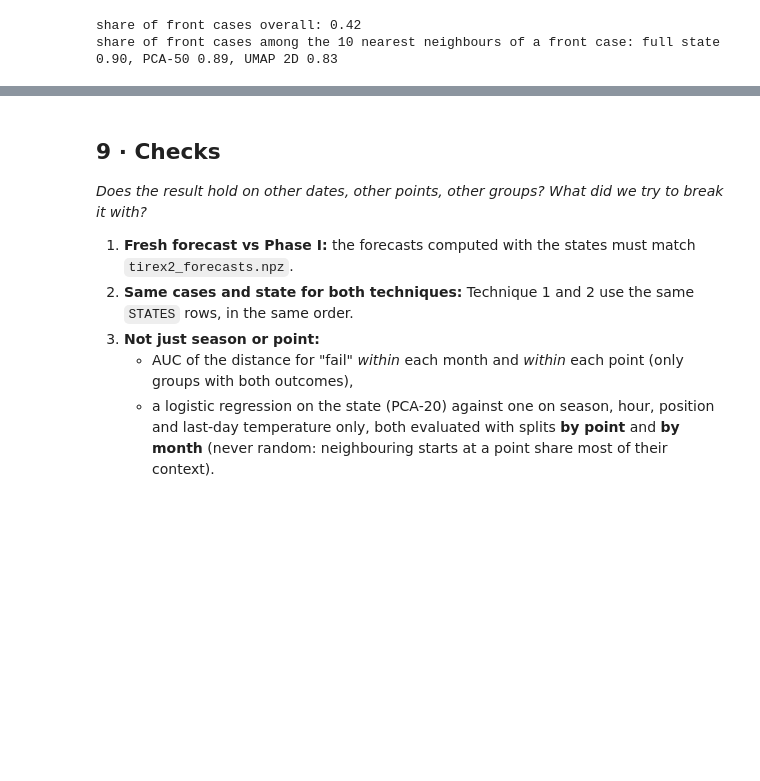
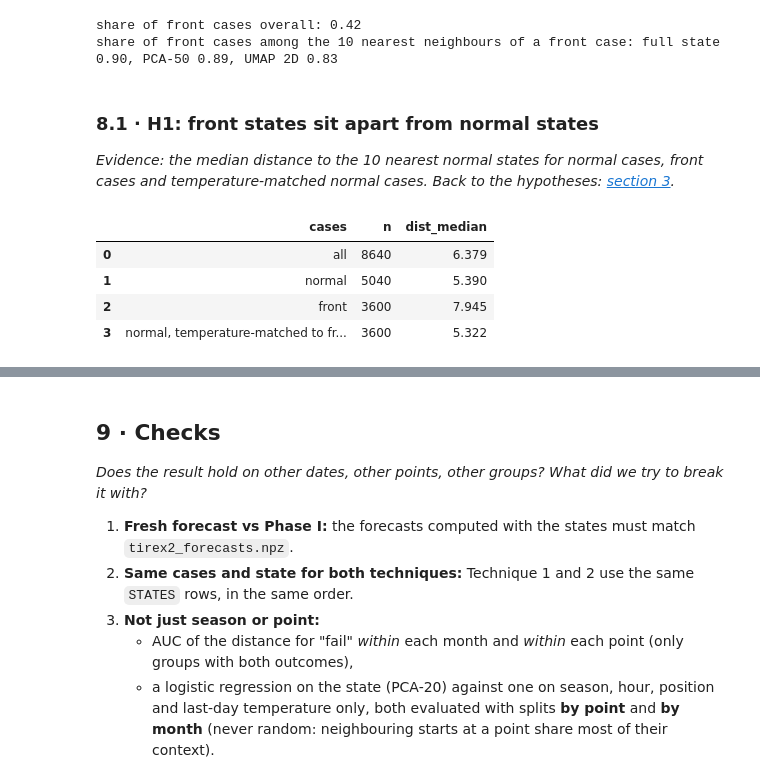
Before and after one commit to SandroMueller01/ai-vis-lab-2026, a Jupyter notebook: phase2-model-internals/pair-1/04_question_d.ipynb, the cells around one changed output, grey strips where cells are left out. Saved outputs shown, nothing was run; the diff lists cells and outputs as text; code cells hidden in the pictures; blank space fills up the shorter version.

Commit message:
feat: question D, hypotheses H1 to H3 and results per hypothesis, aligned with question F

```diff
--- a/phase2-model-internals/pair-1/04_question_d.ipynb
+++ b/phase2-model-internals/pair-1/04_question_d.ipynb
@@ -491,3 +550,17 @@ print(
 # %% [output]
 share of front cases overall: 0.42
 share of front cases among the 10 nearest neighbours of a front case: full state 0.90, PCA-50 0.89, UMAP 2D 0.83
+# %% [markdown]
+<a id="h1"></a>
+### 8.1 · H1: front states sit apart from normal states
+
+*Evidence: the median distance to the 10 nearest normal states for normal cases, front cases and temperature-matched normal cases. Back to the hypotheses: [section 3](#3-·-Hypothesis-and-what-would-count-as-an-answer).*
+# %%
+# H1: do front states sit apart from normal states? Median distance to the 10 nearest normal states.
+display(dist_table[["cases", "n", "dist_median"]].round(3))
+# %% [output]
+|  | cases | n | dist_median |
+| 0 | all | 8640 | 6.379 |
+| 1 | normal | 5040 | 5.390 |
+| 2 | front | 3600 | 7.945 |
+| 3 | normal, temperature-matched to fr... | 3600 | 5.322 |
```
Also changed, not shown: parts of 23 cells of this notebook.
